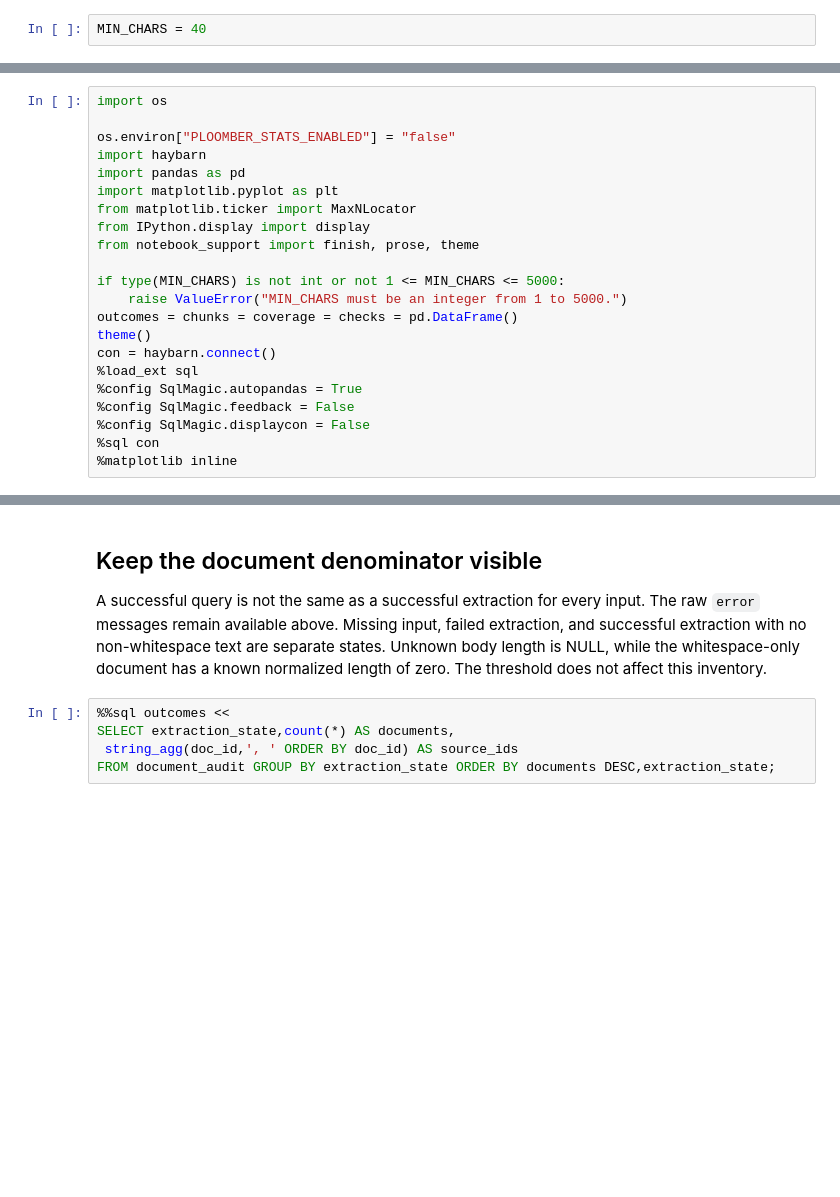
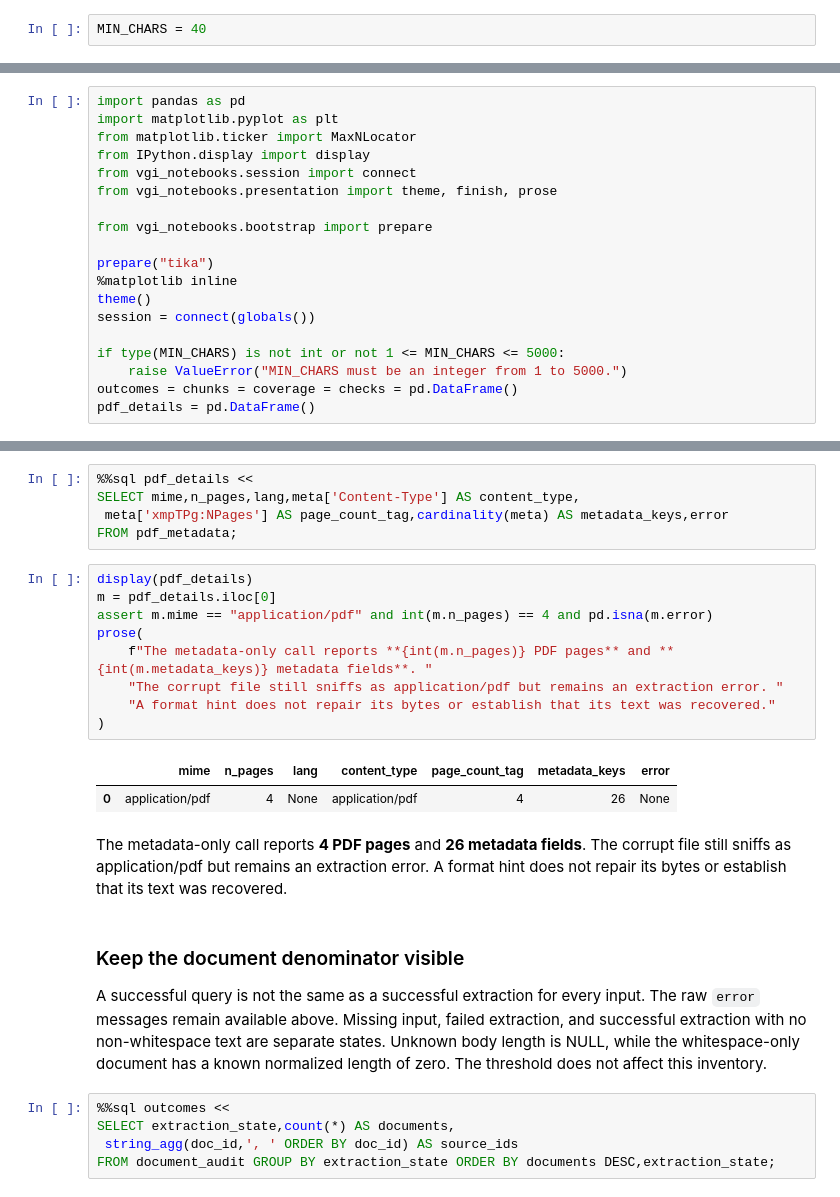
Before and after one commit to Query-farm/vgi-tika, a Jupyter notebook: notebooks/01_preserve_document_coverage.ipynb, the cells around one changed output, grey strips where cells are left out. Drawn from its saved outputs; the diff is of its cells as text; blank space fills up the shorter version.

```diff
--- a/notebooks/01_preserve_document_coverage.ipynb
+++ b/notebooks/01_preserve_document_coverage.ipynb
@@ -28,22 +58,19 @@ MIN_CHARS = 40
 # %%
-import os
-
-os.environ["PLOOMBER_STATS_ENABLED"] = "false"
-import haybarn
 import pandas as pd
 import matplotlib.pyplot as plt
 from matplotlib.ticker import MaxNLocator
 from IPython.display import display
-from notebook_support import finish, prose, theme
+from vgi_notebooks.session import connect
+from vgi_notebooks.presentation import theme, finish, prose
+
+from vgi_notebooks.bootstrap import prepare
+
+prepare("tika")
+%matplotlib inline
+theme()
+session = connect(globals())
 
 if type(MIN_CHARS) is not int or not 1 <= MIN_CHARS <= 5000:
     raise ValueError("MIN_CHARS must be an integer from 1 to 5000.")
 outcomes = chunks = coverage = checks = pd.DataFrame()
-theme()
-con = haybarn.connect()
-%load_ext sql
-%config SqlMagic.autopandas = True
-%config SqlMagic.feedback = False
-%config SqlMagic.displaycon = False
-%sql con
-%matplotlib inline
+pdf_details = pd.DataFrame()
@@ -116,5 +169,23 @@ FROM document_audit ORDER BY doc_id;
+# %%
+%%sql pdf_details <<
+SELECT mime,n_pages,lang,meta['Content-Type'] AS content_type,
+ meta['xmpTPg:NPages'] AS page_count_tag,cardinality(meta) AS metadata_keys,error
+FROM pdf_metadata;
+# %%
+display(pdf_details)
+m = pdf_details.iloc[0]
+assert m.mime == "application/pdf" and int(m.n_pages) == 4 and pd.isna(m.error)
+prose(
+    f"The metadata-only call reports **{int(m.n_pages)} PDF pages** and **{int(m.metadata_keys)} metadata fields**. "
+    "The corrupt file still sniffs as application/pdf but remains an extraction error. "
+    "A format hint does not repair its bytes or establish that its text was recovered."
+)
+# %% [output]
+|  | mime | n_pages | lang | content_type | page_count_tag | metadata_keys | error |
+| 0 | application/pdf | 4 | None | application/pdf | 4 | 26 | None |
+The metadata-only call reports **4 PDF pages** and **26 metadata fields**. The corrupt file still sniffs as application/pdf but remains an extraction error. A format hint does not repair its bytes or establish that its text was recovered.
 # %% [markdown]
-## Keep the document denominator visible
+### Keep the document denominator visible
 
 A successful query is not the same as a successful extraction for every input.
 The raw `error` messages remain available above. Missing input, failed extraction,
```
Also changed, not shown: parts of 20 cells of this notebook, 12 other files.
